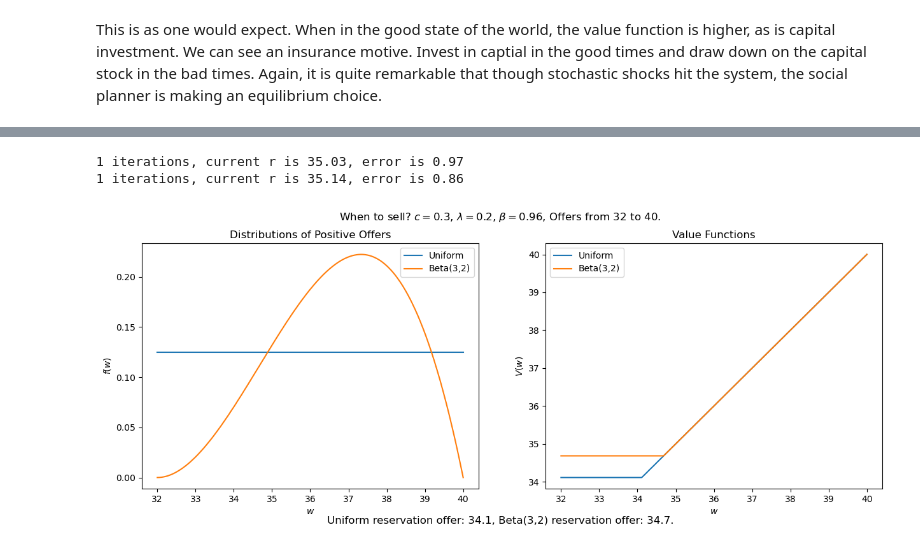
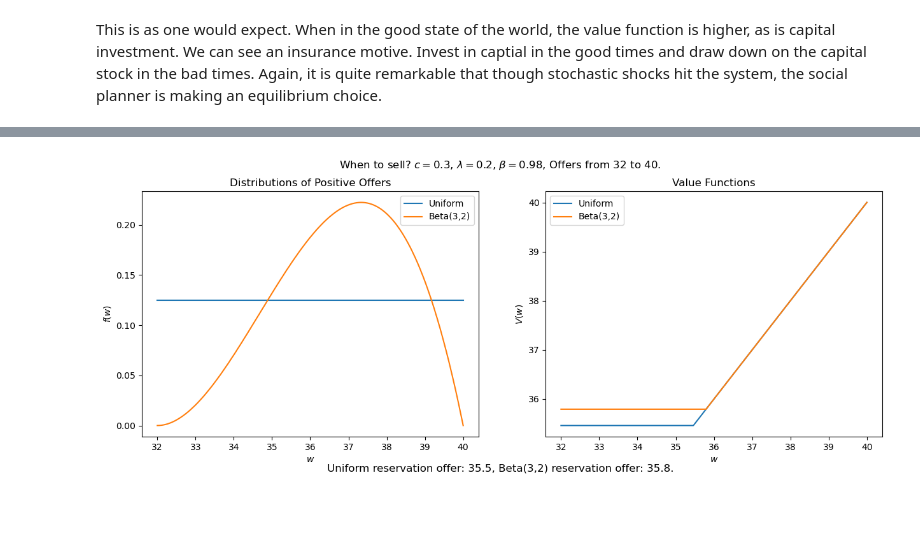
Before and after one commit to dandoreyrodriguez/computation_for_dynamic_programming, a Jupyter notebook: class_1.ipynb, the cells around one changed output, grey strips where cells are left out. Saved outputs shown, nothing was run; the diff lists cells and outputs as text; code cells hidden in the pictures; blank space fills up the shorter version.

```diff
--- a/class_1.ipynb
+++ b/class_1.ipynb
@@ -754,9 +760,6 @@ class HouseOffer:
             iterations += 1
             # finally update old reservation
             r_old = r_new
-            # print every 100
-            if iterations % 100 == 1:
-                print(f'{iterations} iterations, current r is {r_old:.2f}, error is {error:.2f}')
 
         # store the outputs as attributes
         self.r_final = r_new
@@ -767,39 +770,37 @@ min_offer = 32
 max_offer = 40
 c = 0.3
 lambda_ = 0.2
-beta_value = 0.96
+beta_value = 0.98
 
 # initialise some example distributions
 plot_grid_size = 1000
 uniform_ex = Uniform(min_offer, max_offer)
 scaled_beta_ex = ScaledBeta(3, 2, min_offer, max_offer)
 
 # now for the fun stuff, initialise the classes
 unif_house = HouseOffer(c, lambda_, beta_value, uniform_ex)
 beta_house = HouseOffer(c, lambda_, beta_value, scaled_beta_ex)
 unif_house.solve()
 beta_house.solve()
 
 
 # plot the distributions
 w_vals = np.linspace(min_offer, max_offer, plot_grid_size)
 fig, ax = plt.subplots(1, 2, figsize = (15,5))
 ax[0].plot(w_vals, uniform_ex.PDF_plot(plot_grid_size), label = 'Uniform')
 ax[0].plot(w_vals, scaled_beta_ex.PDF_plot(plot_grid_size) ,label = f'Beta({scaled_beta_ex.alpha_param},{scaled_beta_ex.beta_param})')
 ax[0].set_title('Distributions of Positive Offers')
 ax[0].set_xlabel(r'$w$')
 ax[0].set_ylabel(r'$f(w)$')
 ax[0].legend()
 ax[1].plot(w_vals, np.maximum(w_vals, np.full(plot_grid_size, unif_house.r_final)), label = 'Uniform')
 ax[1].plot(w_vals, np.maximum(w_vals, np.full(plot_grid_size, beta_house.r_final)), label = f'Beta({scaled_beta_ex.alpha_param},{scaled_beta_ex.beta_param})')
 ax[1].set_title("Value Functions")
 ax[1].set_xlabel(r'$w$')
 ax[1].set_ylabel(r'$V(w)$')
 ax[1].legend()
 fig.text(0.5, 0, f'Uniform reservation offer: {unif_house.r_final:.1f}, Beta({scaled_beta_ex.alpha_param},{scaled_beta_ex.beta_param}) reservation offer: {beta_house.r_final:.1f}.', ha='center', fontsize=12)
 fig.suptitle(fr'When to sell? $c=${c}, $\lambda=${lambda_}, $\beta=${beta_value}, Offers from {min_offer} to {max_offer}.')
 plt.show()
 # %% [output]
-1 iterations, current r is 35.03, error is 0.97
-1 iterations, current r is 35.14, error is 0.86
-[figure, old version]
+[figure, new version]
```
Also changed, not shown: parts of 8 cells of this notebook.
